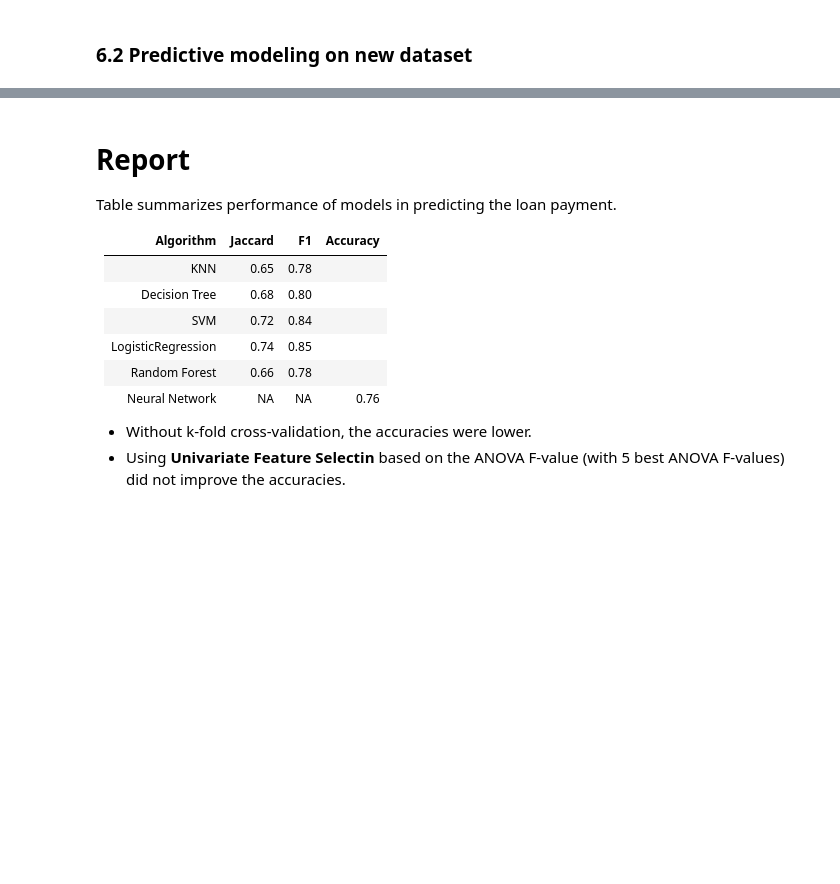
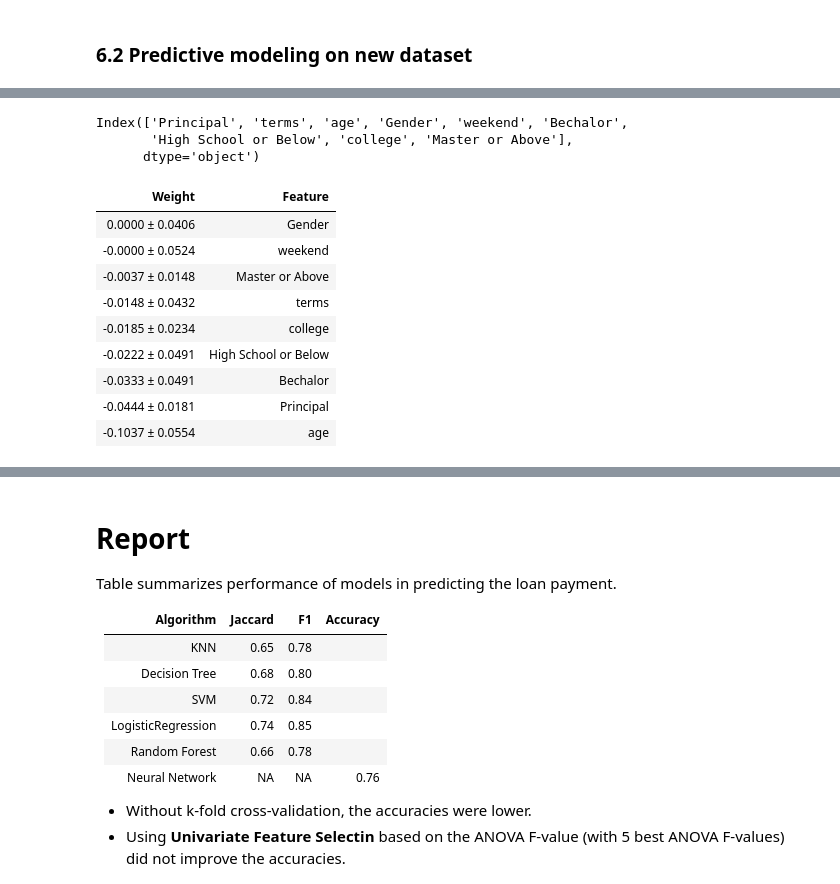
Before and after one commit to Ehsan-Negahbani/Best-Classifier, a Jupyter notebook: Project Notebook.ipynb, the cells around one changed output, grey strips where cells are left out. Drawn from its saved outputs; the diff is of its cells as text; code cells hidden in the pictures; blank space fills up the shorter version.

Commit message:
Update main code
Added Permutation importance analysis to KNN, Decision Tree and SVM predictors.

```diff
--- a/Project Notebook.ipynb
+++ b/Project Notebook.ipynb
@@ -851,3 +893,28 @@ print('F1 score                 = {:3.3}'.format(f1_score(y_new, yhat,
+# %%
+temp.columns
+# %% [output]
+Index(['Principal', 'terms', 'age', 'Gender', 'weekend', 'Bechalor',
+       'High School or Below', 'college', 'Master or Above'],
+      dtype='object')
+# %%
+temp = test_df[features]
+new_X2 = pd.DataFrame(data=X_new[0:,0:],    # values
+          index=X_new[0:,0],
+          columns=temp.columns)
+# %%
+perm = PermutationImportance(knn, random_state=1).fit(X_new, y_new)
+eli5.show_weights(perm, feature_names = new_X2.columns.tolist())
+# %% [output]
+| Weight | Feature |
+| 0.0000 ± 0.0406 | Gender |
+| -0.0000 ± 0.0524 | weekend |
+| -0.0037 ± 0.0148 | Master or Above |
+| -0.0148 ± 0.0432 | terms |
+| -0.0185 ± 0.0234 | college |
+| -0.0222 ± 0.0491 | High School or Below |
+| -0.0333 ± 0.0491 | Bechalor |
+| -0.0444 ± 0.0181 | Principal |
+| -0.1037 ± 0.0554 | age |
 # %%
 # Descision Tree
 yhat = loanTree.predict(X_new_raw)
```
Also changed, not shown: parts of 16 cells of this notebook.
